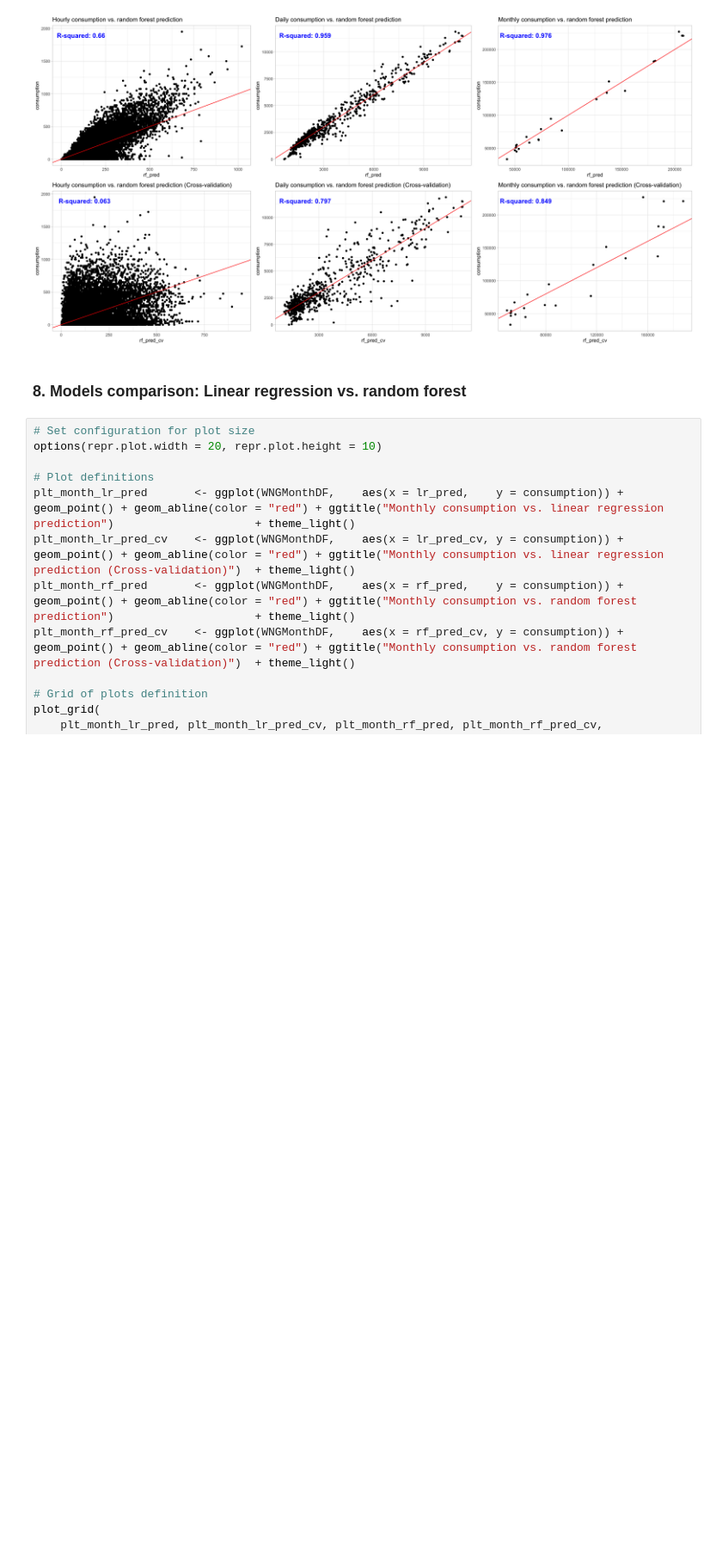
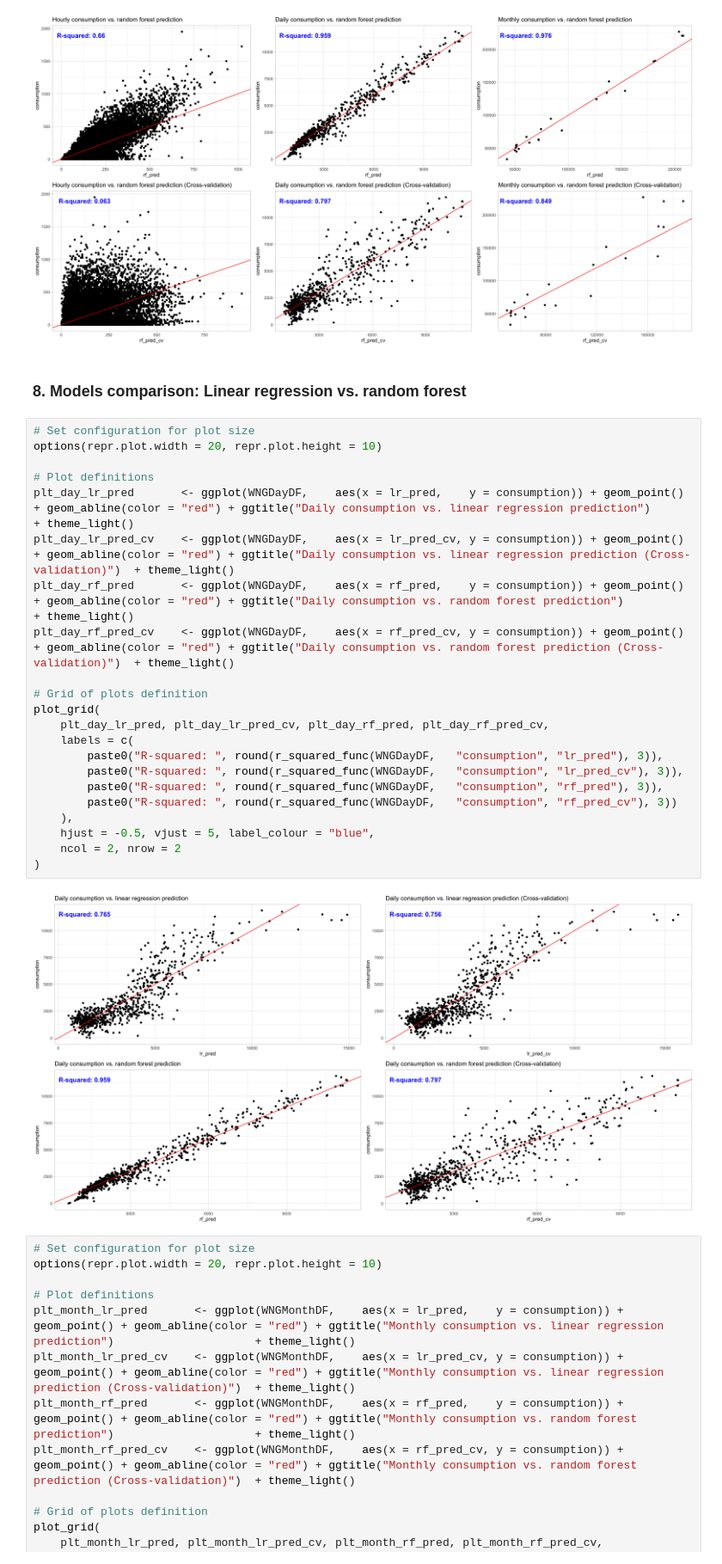
Before and after one commit to philippebarrette4/INF1430, a Jupyter notebook: scripts/Models/TN3/natural_gas_models.ipynb, the cells around one changed output. Shown at 86% size. Drawn from its saved outputs; the diff is of its cells as text; blank space fills up the shorter version.

```diff
--- a/scripts/Models/TN3/natural_gas_models.ipynb
+++ b/scripts/Models/TN3/natural_gas_models.ipynb
@@ -311,6 +311,30 @@ plot_grid(
 [figure]
 # %% [markdown]
 ### 8. Models comparison: Linear regression vs. random forest
+# %%
+# Set configuration for plot size
+options(repr.plot.width = 20, repr.plot.height = 10)
+
+# Plot definitions
+plt_day_lr_pred       <- ggplot(WNGDayDF,    aes(x = lr_pred,    y = consumption)) + geom_point() + geom_abline(color = "red") + ggtitle("Daily consumption vs. linear regression prediction")                     + theme_light()
+plt_day_lr_pred_cv    <- ggplot(WNGDayDF,    aes(x = lr_pred_cv, y = consumption)) + geom_point() + geom_abline(color = "red") + ggtitle("Daily consumption vs. linear regression prediction (Cross-validation)")  + theme_light()
+plt_day_rf_pred       <- ggplot(WNGDayDF,    aes(x = rf_pred,    y = consumption)) + geom_point() + geom_abline(color = "red") + ggtitle("Daily consumption vs. random forest prediction")                     + theme_light()
+plt_day_rf_pred_cv    <- ggplot(WNGDayDF,    aes(x = rf_pred_cv, y = consumption)) + geom_point() + geom_abline(color = "red") + ggtitle("Daily consumption vs. random forest prediction (Cross-validation)")  + theme_light()
+
+# Grid of plots definition
+plot_grid(
+    plt_day_lr_pred, plt_day_lr_pred_cv, plt_day_rf_pred, plt_day_rf_pred_cv,
+    labels = c(
+        paste0("R-squared: ", round(r_squared_func(WNGDayDF,   "consumption", "lr_pred"), 3)),
+        paste0("R-squared: ", round(r_squared_func(WNGDayDF,   "consumption", "lr_pred_cv"), 3)),
+        paste0("R-squared: ", round(r_squared_func(WNGDayDF,   "consumption", "rf_pred"), 3)),
+        paste0("R-squared: ", round(r_squared_func(WNGDayDF,   "consumption", "rf_pred_cv"), 3))
+    ),
+    hjust = -0.5, vjust = 5, label_colour = "blue",
+    ncol = 2, nrow = 2
+)
+# %% [output]
+[figure, added]
 # %%
 # Set configuration for plot size
 options(repr.plot.width = 20, repr.plot.height = 10)
```
